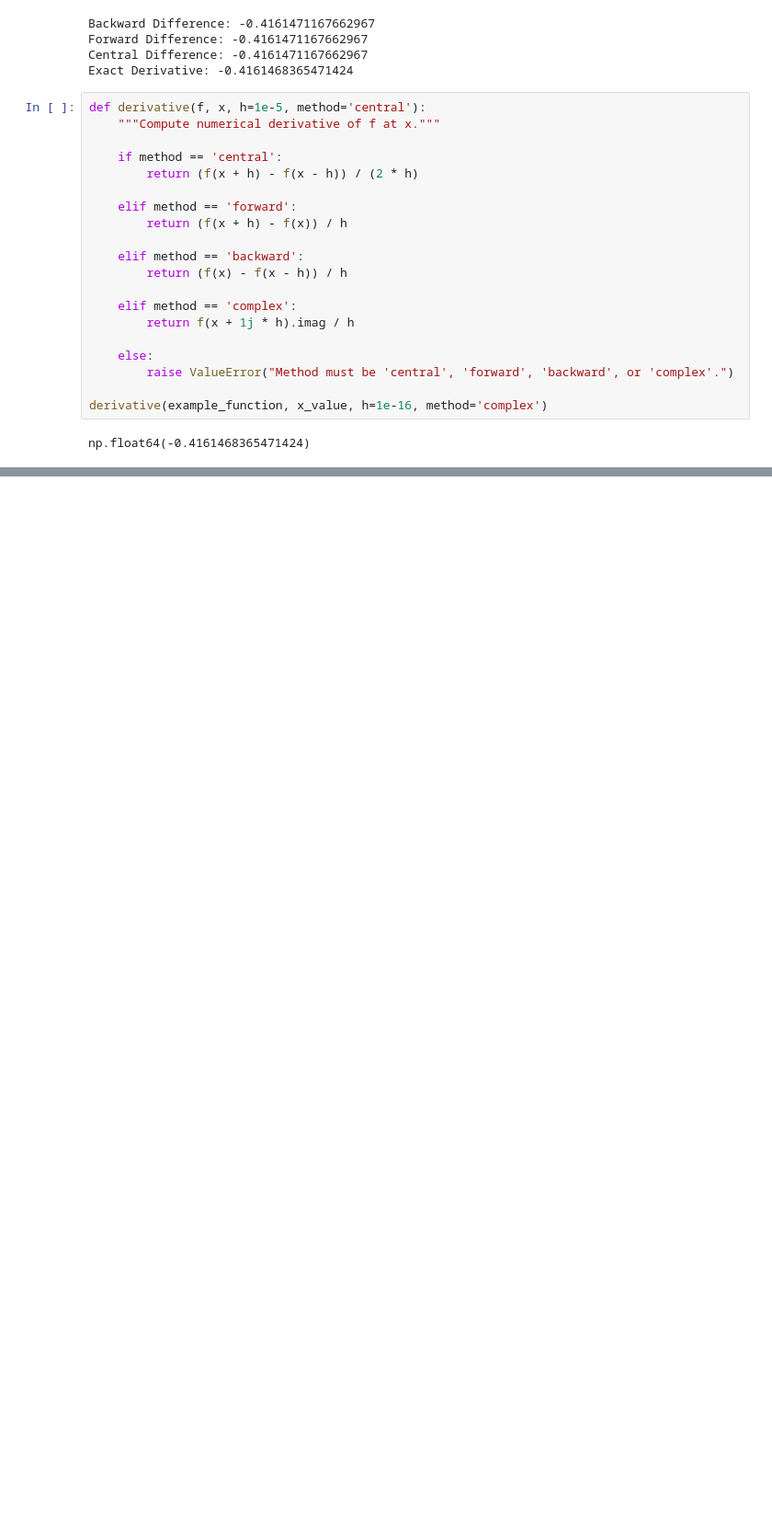
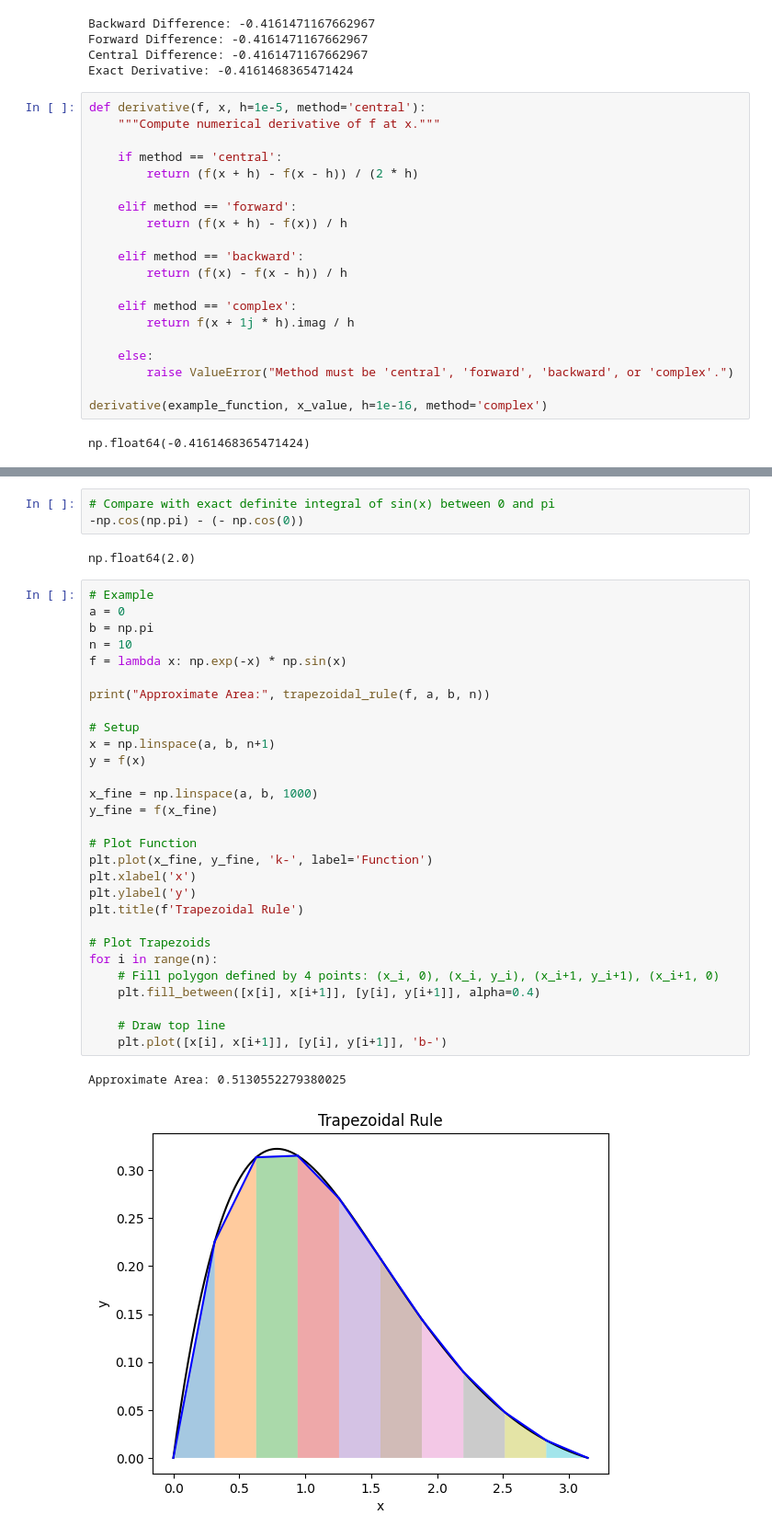
Before and after one commit to joshfpedro/math-328, a Jupyter notebook: numerical_calculus.ipynb, the cells around one changed output, grey strips where cells are left out. Shown at 92% size. Drawn from its saved outputs; the diff is of its cells as text; blank space fills up the shorter version.

```diff
--- a/numerical_calculus.ipynb
+++ b/numerical_calculus.ipynb
@@ -57,0 +107,37 @@ np.float64(-0.4161468365471424)
+# %%
+# Compare with exact definite integral of sin(x) between 0 and pi
+-np.cos(np.pi) - (- np.cos(0))
+# %% [output]
+np.float64(2.0)
+# %%
+# Example
+a = 0
+b = np.pi
+n = 10
+f = lambda x: np.exp(-x) * np.sin(x)
+
+print("Approximate Area:", trapezoidal_rule(f, a, b, n))
+
+# Setup
+x = np.linspace(a, b, n+1)
+y = f(x)
+
+x_fine = np.linspace(a, b, 1000)
+y_fine = f(x_fine)
+
+# Plot Function
+plt.plot(x_fine, y_fine, 'k-', label='Function')
+plt.xlabel('x')
+plt.ylabel('y')
+plt.title(f'Trapezoidal Rule')
+
+# Plot Trapezoids
+for i in range(n):
+    # Fill polygon defined by 4 points: (x_i, 0), (x_i, y_i), (x_i+1, y_i+1), (x_i+1, 0)
+    plt.fill_between([x[i], x[i+1]], [y[i], y[i+1]], alpha=0.4)
+
+    # Draw top line
+    plt.plot([x[i], x[i+1]], [y[i], y[i+1]], 'b-')
+# %% [output]
+Approximate Area: 0.5130552279380025
+[figure, added]
```
Also changed, not shown: parts of 8 cells of this notebook.
